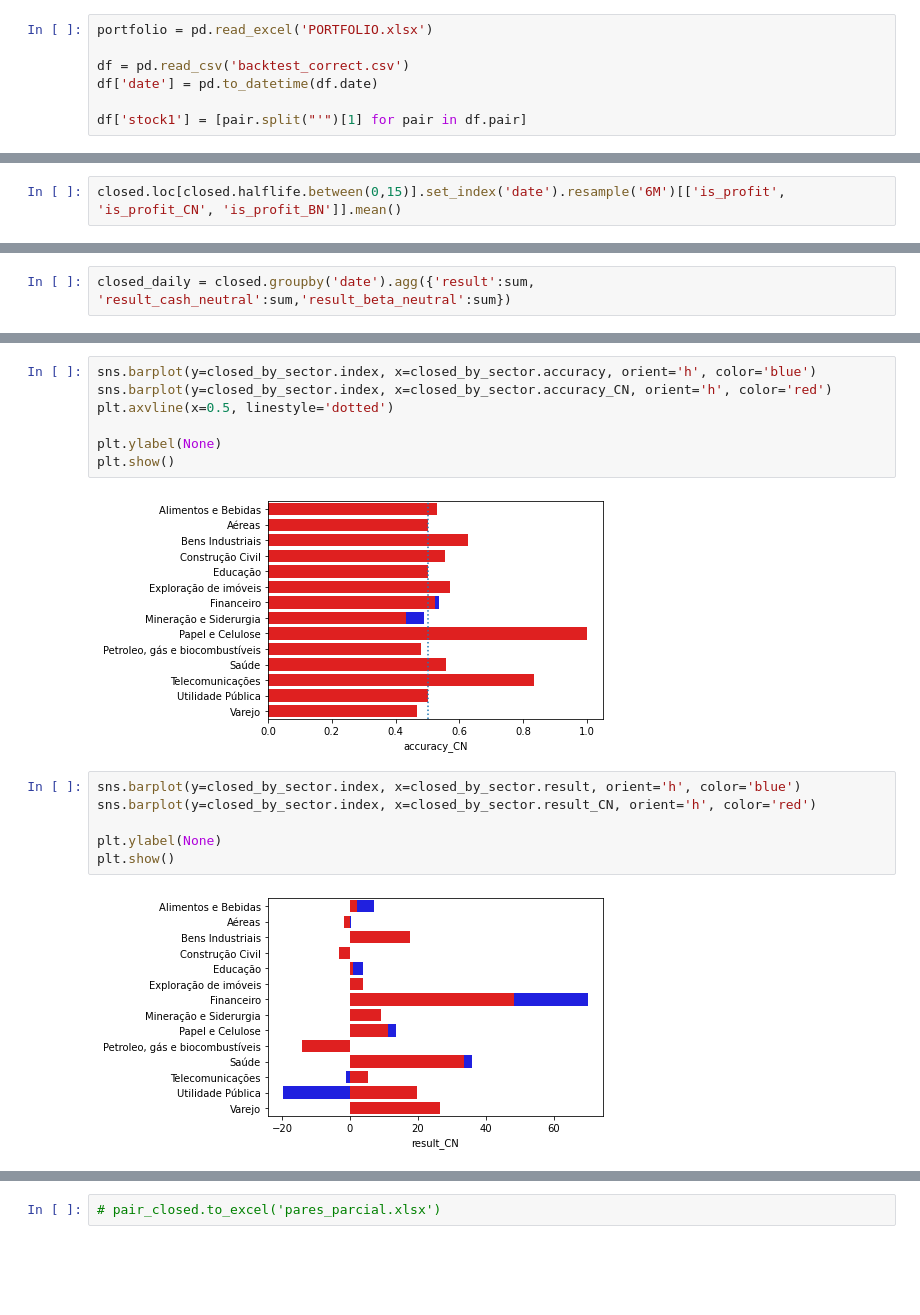
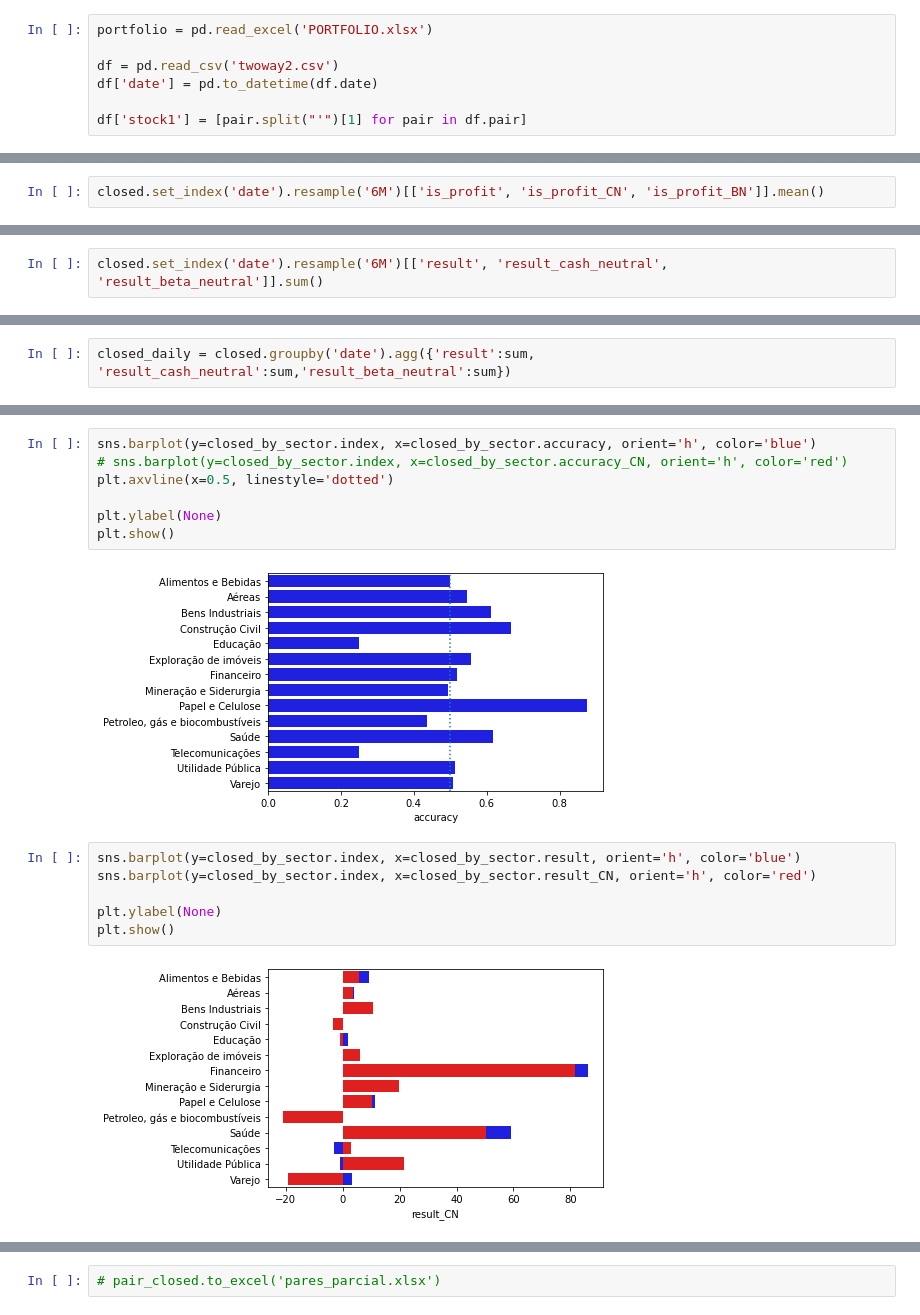
Before and after one commit to CorreaWillian/cointegration, a Jupyter notebook: EDA - Copia.ipynb, the cells around one changed output, grey strips where cells are left out. Drawn from its saved outputs; the diff is of its cells as text; blank space fills up the shorter version.

Commit message:
Change algorith to regression
Correct some bugs

```diff
--- a/EDA - Copia.ipynb
+++ b/EDA - Copia.ipynb
@@ -18,7 +18,7 @@ import ast
 # %%
 portfolio = pd.read_excel('PORTFOLIO.xlsx')
 
-df = pd.read_csv('backtest_correct.csv')
+df = pd.read_csv('twoway2.csv')
 df['date'] = pd.to_datetime(df.date)
 
 df['stock1'] = [pair.split("'")[1] for pair in df.pair]
@@ -133,5 +158,5 @@ closed['is_profit_BN'] = closed['result_beta_neutral'] > 0
 # %%
-closed.loc[closed.halflife.between(0,15)].set_index('date').resample('6M')[['is_profit', 'is_profit_CN', 'is_profit_BN']].mean()
+closed.set_index('date').resample('6M')[['is_profit', 'is_profit_CN', 'is_profit_BN']].mean()
 # %% [output]
 |  | is_profit | is_profit_CN | is_profit_BN |
 | date |  |  |  |
@@ -144,0 +170,2 @@ closed.loc[closed.halflife.between(0,15)].set_index('date').resample('6M')[['is_
+# %%
+closed.set_index('date').resample('6M')[['result', 'result_cash_neutral', 'result_beta_neutral']].sum()
@@ -315,12 +289,12 @@ closed_by_sector.sort_values(by='accuracy', ascending=False)
 # %%
 sns.barplot(y=closed_by_sector.index, x=closed_by_sector.accuracy, orient='h', color='blue')
-sns.barplot(y=closed_by_sector.index, x=closed_by_sector.accuracy_CN, orient='h', color='red')
+# sns.barplot(y=closed_by_sector.index, x=closed_by_sector.accuracy_CN, orient='h', color='red')
 plt.axvline(x=0.5, linestyle='dotted')
 
 plt.ylabel(None)
 plt.show()
 # %% [output]
-[figure, old version]
+[figure, new version]
 # %%
 sns.barplot(y=closed_by_sector.index, x=closed_by_sector.result, orient='h', color='blue')
 sns.barplot(y=closed_by_sector.index, x=closed_by_sector.result_CN, orient='h', color='red')
@@ -328,7 +302,7 @@ sns.barplot(y=closed_by_sector.index, x=closed_by_sector.result_CN, orient='h',
 plt.ylabel(None)
 plt.show()
 # %% [output]
-[figure, old version]
+[figure, new version]
 # %%
 pair_closed = closed.groupby('sorted_pair').agg(
     result_sum=('result', 'sum'),
```
Also changed, not shown: parts of 30 cells of this notebook, 18 other files.
